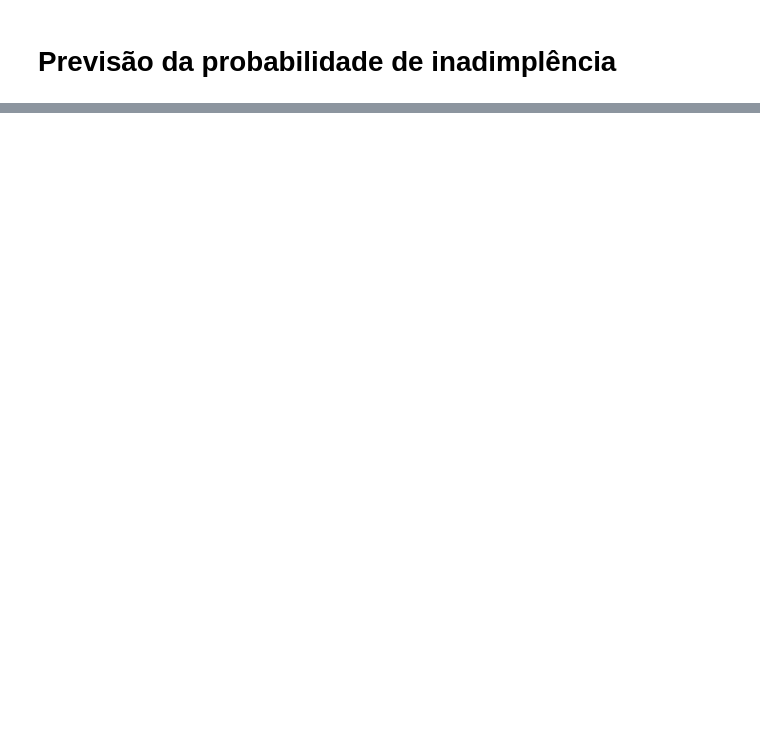
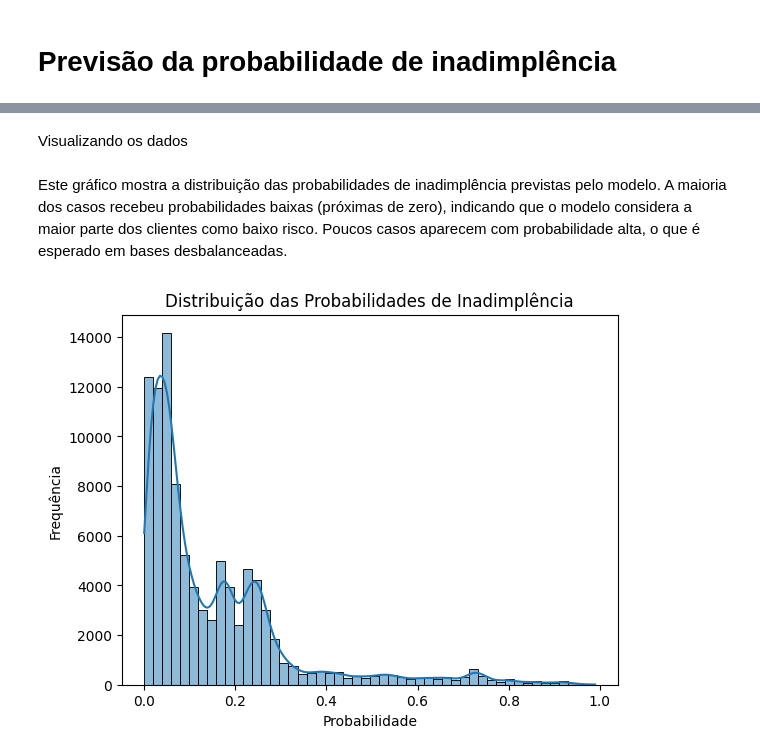
Before and after one commit to mmdes/default-risk-analysis, a Jupyter notebook: notebooks/predict_test_data.ipynb, the cells around one changed output, grey strips where cells are left out. Cells and saved outputs as stored; diff of their text form; code cells hidden in the pictures; blank space fills up the shorter version.

```diff
--- a/notebooks/predict_test_data.ipynb
+++ b/notebooks/predict_test_data.ipynb
@@ -141,0 +121,4 @@ print(objeto)
+# %%
+submissao_case = test_features_v1[['ID_CLIENTE', 'SAFRA_REF']].copy()
+
+submissao_case['PROBABILIDADE_INADIMPLENCIA'] = y_proba[:, 1]
@@ -141,0 +143,4 @@ print(objeto)
+# %%
+base_pagamentos_teste = pd.read_csv('../data/raw/base_pagamentos_teste.csv', sep=';')
+
+base_pagamentos_teste.head(5)
@@ -141,0 +154,4 @@ print(objeto)
+# %%
+submissao_case_ord = submissao_case.set_index(['ID_CLIENTE', 'SAFRA_REF'])
+original_or = base_pagamentos_teste.set_index(['ID_CLIENTE', 'SAFRA_REF'])
+submissao_case = submissao_case_ord.loc[original_or.index].reset_index()
@@ -141,0 +160,2 @@ print(objeto)
+# %%
+submissao_case['SAFRA_REF'] = pd.to_datetime(submissao_case['SAFRA_REF']).dt.to_period('M').astype(str)
@@ -141,0 +171,13 @@ print(objeto)
+# %% [markdown]
+Visualizando os dados
+# %% [markdown]
+Este gráfico mostra a distribuição das probabilidades de inadimplência previstas pelo modelo.
+A maioria dos casos recebeu probabilidades baixas (próximas de zero), indicando que o modelo considera a maior parte dos clientes como baixo risco. Poucos casos aparecem com probabilidade alta, o que é esperado em bases desbalanceadas.
+# %%
+sns.histplot(submissao_case['PROBABILIDADE_INADIMPLENCIA'], bins=50, kde=True)
+plt.title('Distribuição das Probabilidades de Inadimplência')
+plt.xlabel('Probabilidade')
+plt.ylabel('Frequência')
+plt.show()
+# %% [output]
+[figure, added]
```
Also changed, not shown: parts of 24 cells of this notebook, 3 other files.
